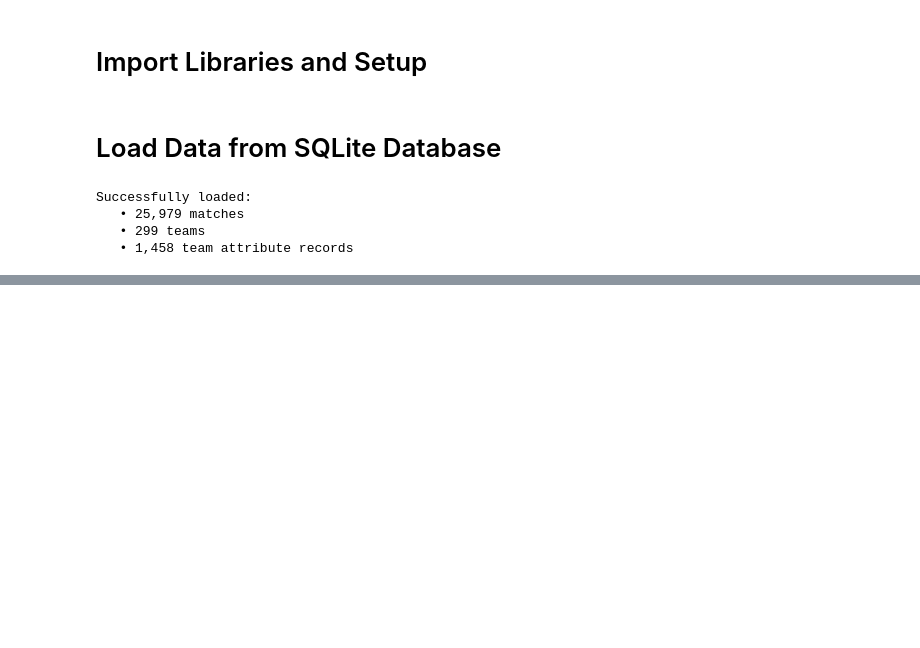
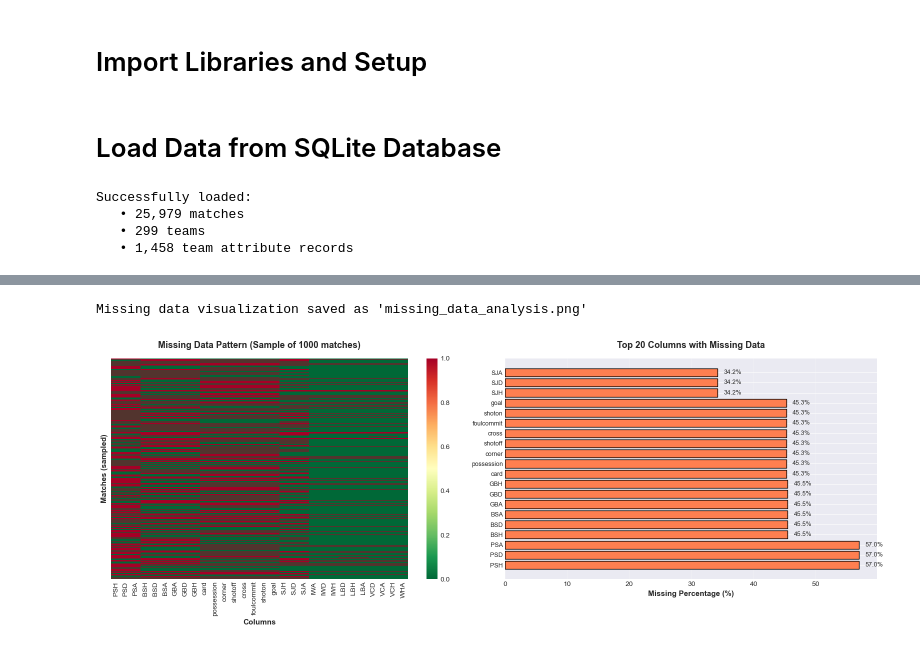
Before and after one commit to VoTrongAnh/football_prediction, a Jupyter notebook: football_prediction.ipynb, the cells around one changed output, grey strips where cells are left out. Cells and saved outputs as stored; diff of their text form; code cells hidden in the pictures; blank space fills up the shorter version.

```diff
--- a/football_prediction.ipynb
+++ b/football_prediction.ipynb
@@ -54,0 +203,47 @@ Successfully loaded:
+# %%
+# Visualize missing data pattern
+
+# Select columns for visualization (top 30 with most missing)
+top_missing_cols = missing_data.head(30).index.tolist()
+missing_matrix = matches[top_missing_cols].isnull()
+
+fig, axes = plt.subplots(1, 2, figsize=(16, 6))
+
+# Plot 1: Missing data heatmap
+ax1 = axes[0]
+# Sample 1000 rows for better visualization
+sample_idx = np.random.choice(len(matches), min(1000, len(matches)), replace=False)
+sns.heatmap(missing_matrix.iloc[sample_idx],
+            yticklabels=False,
+            cbar=True,
+            cmap='RdYlGn_r',
+            ax=ax1)
+ax1.set_title('Missing Data Pattern (Sample of 1000 matches)',
+             fontsize=13, fontweight='bold', pad=15)
+ax1.set_xlabel('Columns', fontsize=11, fontweight='bold')
+ax1.set_ylabel('Matches (sampled)', fontsize=11, fontweight='bold')
+
+# Plot 2: Missing percentage by column
+ax2 = axes[1]
+missing_pct = (missing_data.head(20) / len(matches) * 100)
+bars = ax2.barh(range(len(missing_pct)), missing_pct, color='coral',
+                edgecolor='black', linewidth=1)
+ax2.set_yticks(range(len(missing_pct)))
+ax2.set_yticklabels(missing_pct.index, fontsize=9)
+ax2.set_xlabel('Missing Percentage (%)', fontsize=11, fontweight='bold')
+ax2.set_title('Top 20 Columns with Missing Data',
+             fontsize=13, fontweight='bold', pad=15)
+ax2.grid(axis='x', alpha=0.3)
+
+# Add percentage labels
+for i, (bar, val) in enumerate(zip(bars, missing_pct)):
+    width = bar.get_width()
+    ax2.text(width + 1, bar.get_y() + bar.get_height()/2,
+            f'{val:.1f}%', ha='left', va='center', fontsize=9)
+
+plt.tight_layout()
+plt.savefig('missing_data_analysis.png', dpi=300, bbox_inches='tight')
+plt.show()
+# %% [output]
+Missing data visualization saved as 'missing_data_analysis.png'
+[figure, added]
```
Also changed, not shown: parts of 8 cells of this notebook.
